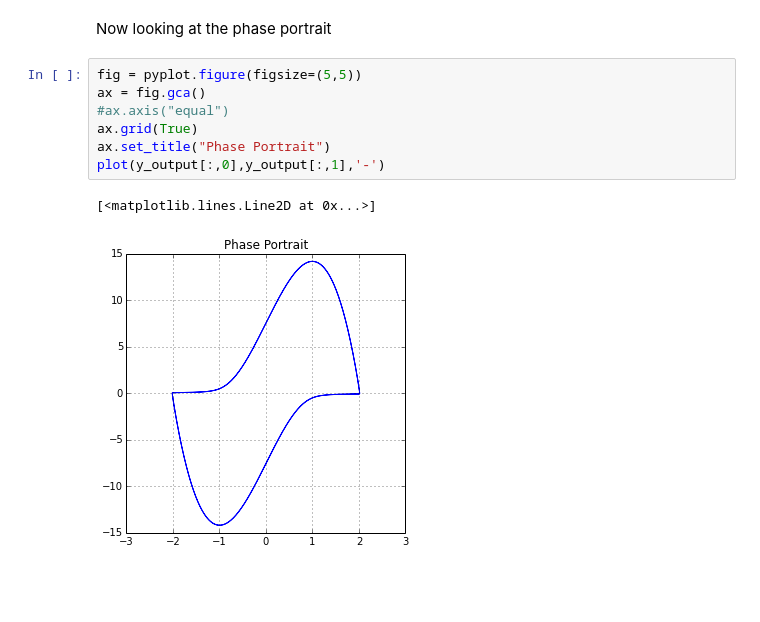
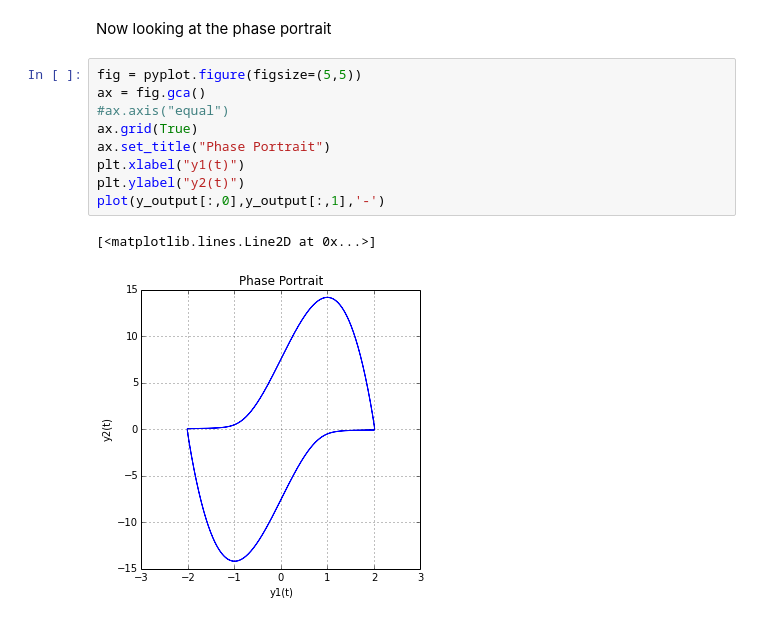
Before and after one commit to sebastiandres/ILI286, a Jupyter notebook: ipynb/U3_StabilityRegions_and_More.ipynb, the cells around one changed output. Drawn from its saved outputs; the diff is of its cells as text; blank space fills up the shorter version.

```diff
--- a/ipynb/U3_StabilityRegions_and_More.ipynb
+++ b/ipynb/U3_StabilityRegions_and_More.ipynb
@@ -258,10 +262,12 @@ Now looking at the phase portrait
 # %%
 fig = pyplot.figure(figsize=(5,5))
 ax = fig.gca()
 #ax.axis("equal")
 ax.grid(True)
 ax.set_title("Phase Portrait")
+plt.xlabel("y1(t)")
+plt.ylabel("y2(t)")
 plot(y_output[:,0],y_output[:,1],'-')
 # %% [output]
 [<matplotlib.lines.Line2D at 0x...>]
-[figure, old version]
+[figure, new version]
```
Also changed, not shown: parts of 9 cells of this notebook, 3 other files.
